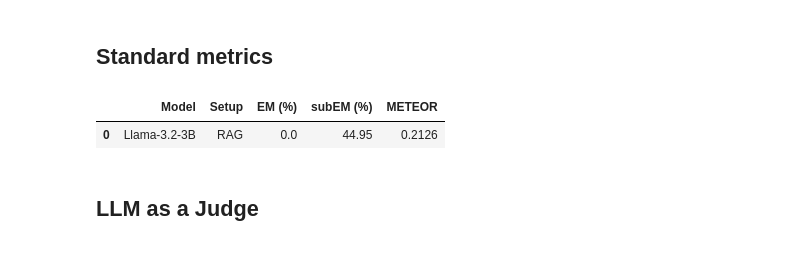
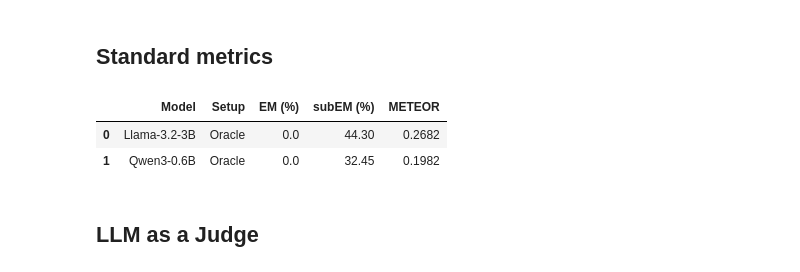
Before and after one commit to Matt12699/MNLP_Project_2026, a Jupyter notebook: HW2/augmented_generation.ipynb, the cells around one changed output. Cells and saved outputs as stored; diff of their text form; code cells hidden in the pictures.

```diff
--- a/HW2/augmented_generation.ipynb
+++ b/HW2/augmented_generation.ipynb
@@ -566,14 +559,14 @@ def load_jsonl(filename, dir):
 # ==========================================
 print("Loading Llama results...")
 
-Llama_baseline_test_answers = load_jsonl("hit_k_1_-all-test-Llama-3.2-3B-Instruct-baseline.jsonl", NO_REQUESTED_OUTPUTS_DIR)
-Llama_baseline_blind_answers = load_jsonl("hit_k_1_-all-blind-Llama-3.2-3B-Instruct-baseline.jsonl", NO_REQUESTED_OUTPUTS_DIR)
+Llama_baseline_test_answers = load_jsonl("hit_k_1_-all-test-Llama-3.2-3B-Instruct-baseline.jsonl", NO_REQUESTED_OUTPUTS_DIR if not kaggle else JSON_DIR)
+Llama_baseline_blind_answers = load_jsonl("hit_k_1_-all-blind-Llama-3.2-3B-Instruct-baseline.jsonl", NO_REQUESTED_OUTPUTS_DIR if not kaggle else JSON_DIR)
 
-Llama_RAG_test_answers = load_jsonl("hit_k_1_-all-test-Llama-3.2-3B-Instruct.jsonl", OUTPUTS_DIR)
-Llama_RAG_blind_answers = load_jsonl("hit_k_1_-all-blind-Llama-3.2-3B-Instruct.jsonl", OUTPUTS_DIR)
+Llama_RAG_test_answers = load_jsonl("hit_k_1_-all-test-Llama-3.2-3B-Instruct.jsonl", OUTPUTS_DIR if not kaggle else JSON_DIR)
+Llama_RAG_blind_answers = load_jsonl("hit_k_1_-all-blind-Llama-3.2-3B-Instruct.jsonl", OUTPUTS_DIR if not kaggle else JSON_DIR)
 
-Llama_Oracle_test_answers = load_jsonl("hit_k_1_-all-test-Llama-3.2-3B-Instruct-oracle.jsonl", NO_REQUESTED_OUTPUTS_DIR)
-Llama_Oracle_blind_answers = load_jsonl("hit_k_1_-all-blind-Llama-3.2-3B-Instruct-oracle.jsonl", NO_REQUESTED_OUTPUTS_DIR)
+Llama_Oracle_test_answers = load_jsonl("hit_k_1_-all-test-Llama-3.2-3B-Instruct-oracle.jsonl", NO_REQUESTED_OUTPUTS_DIR if not kaggle else JSON_DIR)
+Llama_Oracle_blind_answers = load_jsonl("hit_k_1_-all-blind-Llama-3.2-3B-Instruct-oracle.jsonl", NO_REQUESTED_OUTPUTS_DIR if not kaggle else JSON_DIR)
 
 
 # ==========================================
@@ -581,14 +574,14 @@ Llama_Oracle_blind_answers = load_jsonl("hit_k_1_-all-blind-Llama-3.2-3B-Instruc
 # ==========================================
 print("\nLoading Qwen results...")
 
-Qwen_baseline_test_answers = load_jsonl("hit_k_1_-all-test-Qwen3-0.6B-baseline.jsonl", NO_REQUESTED_OUTPUTS_DIR)
-Qwen_baseline_blind_answers = load_jsonl("hit_k_1_-all-blind-Qwen3-0.6B-baseline.jsonl", NO_REQUESTED_OUTPUTS_DIR)
+Qwen_baseline_test_answers = load_jsonl("hit_k_1_-all-test-Qwen3-0.6B-baseline.jsonl", NO_REQUESTED_OUTPUTS_DIR if not kaggle else JSON_DIR)
+Qwen_baseline_blind_answers = load_jsonl("hit_k_1_-all-blind-Qwen3-0.6B-baseline.jsonl", NO_REQUESTED_OUTPUTS_DIR if not kaggle else JSON_DIR)
 
-Qwen_RAG_test_answers = load_jsonl("hit_k_1_-all-test-Qwen3-0.6B.jsonl", OUTPUTS_DIR)
-Qwen_RAG_blind_answers = load_jsonl("hit_k_1_-all-blind-Qwen3-0.6B.jsonl", OUTPUTS_DIR)
+Qwen_RAG_test_answers = load_jsonl("hit_k_1_-all-test-Qwen3-0.6B.jsonl", OUTPUTS_DIR if not kaggle else JSON_DIR)
+Qwen_RAG_blind_answers = load_jsonl("hit_k_1_-all-blind-Qwen3-0.6B.jsonl", OUTPUTS_DIR if not kaggle else JSON_DIR)
 
-Qwen_Oracle_test_answers = load_jsonl("hit_k_1_-all-test-Qwen3-0.6B-oracle.jsonl", NO_REQUESTED_OUTPUTS_DIR)
-Qwen_Oracle_blind_answers = load_jsonl("hit_k_1_-all-blind-Qwen3-0.6B-oracle.jsonl", NO_REQUESTED_OUTPUTS_DIR)
+Qwen_Oracle_test_answers = load_jsonl("hit_k_1_-all-test-Qwen3-0.6B-oracle.jsonl", NO_REQUESTED_OUTPUTS_DIR if not kaggle else JSON_DIR)
+Qwen_Oracle_blind_answers = load_jsonl("hit_k_1_-all-blind-Qwen3-0.6B-oracle.jsonl", NO_REQUESTED_OUTPUTS_DIR if not kaggle else JSON_DIR)
 # %% [output]
 Loading Llama results...
 ✅ File loaded successfully: C:/Users/djmat/Desktop/Magistrale - Engineering in CS and AI - Sapienza/Multilingual_Natural_Language_Processing/MNLP_Project_2026\no_requested_outputs\hit_k_1_-all-test-Ll ...
@@ -671,37 +664,38 @@ def evaluate_metrics(predictions_dict, dataset):
         generated = pred.get('generated_answer', '')
         truth = ground_truths.get(pred['query_id'], '')
 
         em_count += compute_em(generated, truth)
         sub_em_count += compute_sub_em(generated, truth)
         total_meteor += compute_meteor(generated, truth)
 
     results = {
         "EM (%)": (em_count / total) * 100,
         "subEM (%)": (sub_em_count / total) * 100,
         "METEOR": total_meteor / total,
     }
 
     return results
 
 # Collect results and build the final DataFrame
 summary_data = [
    # {"Model": "Llama-3.2-3B", "Setup": "Baseline", **evaluate_metrics(Llama_baseline_test_answers, test)},
-     {"Model": "Llama-3.2-3B", "Setup": "RAG",      **evaluate_metrics(Llama_RAG_test_answers, test)}
-   # {"Model": "Llama-3.2-3B", "Setup": "Oracle",   **evaluate_metrics(Llama_Oracle_test_answers, test)},
+   # {"Model": "Llama-3.2-3B", "Setup": "RAG",      **evaluate_metrics(Llama_RAG_test_answers, test)},
+    {"Model": "Llama-3.2-3B", "Setup": "Oracle",   **evaluate_metrics(Llama_Oracle_test_answers, test)},
 
    # {"Model": "Qwen3-0.6B",   "Setup": "Baseline", **evaluate_metrics(Qwen_baseline_test_answers, test)},
    # {"Model": "Qwen3-0.6B",   "Setup": "RAG",      **evaluate_metrics(Qwen_RAG_test_answers, test)},
-   # {"Model": "Qwen3-0.6B",   "Setup": "Oracle",   **evaluate_metrics(Qwen_Oracle_test_answers, test)}
+    {"Model": "Qwen3-0.6B",   "Setup": "Oracle",   **evaluate_metrics(Qwen_Oracle_test_answers, test)}
 ]
 
 # Format and display the table
 df_results = pd.DataFrame(summary_data)
 df_results = df_results.round({"EM (%)": 4, "subEM (%)": 4, "METEOR": 4})
 
 display(df_results)
 # %% [output]
 |  | Model | Setup | EM (%) | subEM (%) | METEOR |
-| 0 | Llama-3.2-3B | RAG | 0.0 | 44.95 | 0.2126 |
+| 0 | Llama-3.2-3B | Oracle | 0.0 | 44.30 | 0.2682 |
+| 1 | Qwen3-0.6B | Oracle | 0.0 | 32.45 | 0.1982 |
 # %% [markdown]
 ## **LLM as a Judge**
 # %% [markdown]
```
Also changed, not shown: parts of 2 cells of this notebook.
